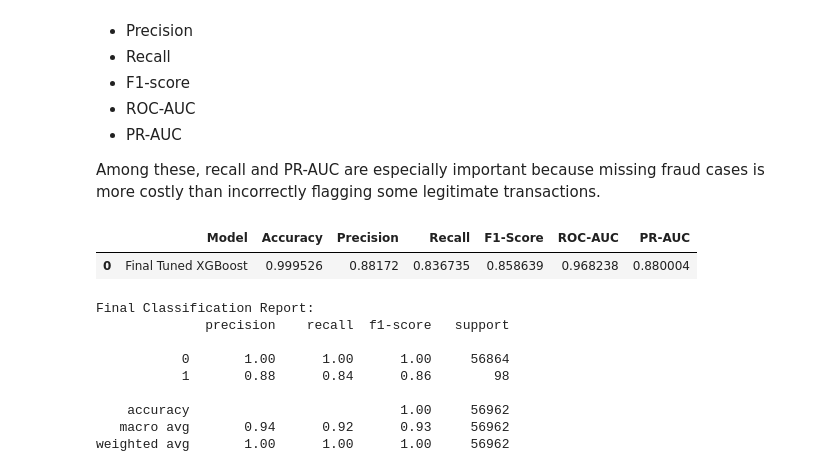
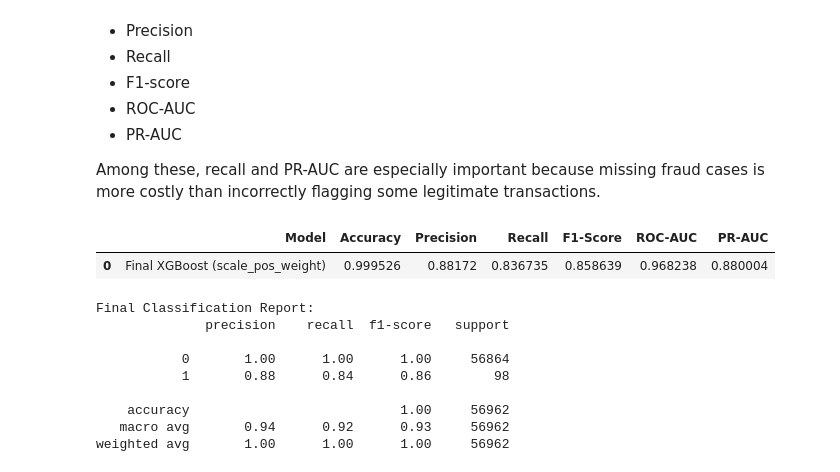
Before and after one commit to monireach2480/Credit-Card-Fraud-Detection, a Jupyter notebook: notebooks/05_evaluation_explainability.ipynb, the cells around one changed output. Cells and saved outputs as stored; diff of their text form; code cells hidden in the pictures.

```diff
--- a/notebooks/05_evaluation_explainability.ipynb
+++ b/notebooks/05_evaluation_explainability.ipynb
@@ -57,7 +57,7 @@ The final tuned XGBoost model from Notebook 4 is loaded together with the untouc
 
 The test set remains unchanged from earlier preprocessing steps so that final evaluation reflects realistic performance on unseen data.
 # %%
-best_xgb_model = joblib.load("../models/final/best_xgboost_model.pkl")
+final_xgb_model = joblib.load("../models/final/best_xgboost_model.pkl")
 
 X_test_scaled = pd.read_csv("../data/processed/X_test_scaled.csv")
 y_test = pd.read_csv("../data/processed/y_test.csv").squeeze()
@@ -92,23 +92,23 @@ The main evaluation metrics include:
 
 Among these, recall and PR-AUC are especially important because missing fraud cases is more costly than incorrectly flagging some legitimate transactions.
 # %%
-y_pred_final = best_xgb_model.predict(X_test_scaled)
-y_prob_final = best_xgb_model.predict_proba(X_test_scaled)[:, 1]
+y_pred_final = final_xgb_model.predict(X_test_scaled)
+y_prob_final = final_xgb_model.predict_proba(X_test_scaled)[:, 1]
 # %%
 final_results = {
-    "Model": "Final Tuned XGBoost",
+    "Model": "Final XGBoost (scale_pos_weight)",
     "Accuracy": accuracy_score(y_test, y_pred_final),
     "Precision": precision_score(y_test, y_pred_final, zero_division=0),
     "Recall": recall_score(y_test, y_pred_final, zero_division=0),
     "F1-Score": f1_score(y_test, y_pred_final, zero_division=0),
     "ROC-AUC": roc_auc_score(y_test, y_prob_final),
     "PR-AUC": average_precision_score(y_test, y_prob_final)
 }
 
 pd.DataFrame([final_results])
 # %% [output]
 |  | Model | Accuracy | Precision | Recall | F1-Score | ROC-AUC | PR-AUC |
-| 0 | Final Tuned XGBoost | 0.999526 | 0.88172 | 0.836735 | 0.858639 | 0.968238 | 0.880004 |
+| 0 | Final XGBoost (scale_pos_weight) | 0.999526 | 0.88172 | 0.836735 | 0.858639 | 0.968238 | 0.880004 |
 # %%
 print("Final Classification Report:")
 print(classification_report(y_test, y_pred_final, zero_division=0))
```
Also changed, not shown: parts of 10 cells of this notebook, 3 other files.
